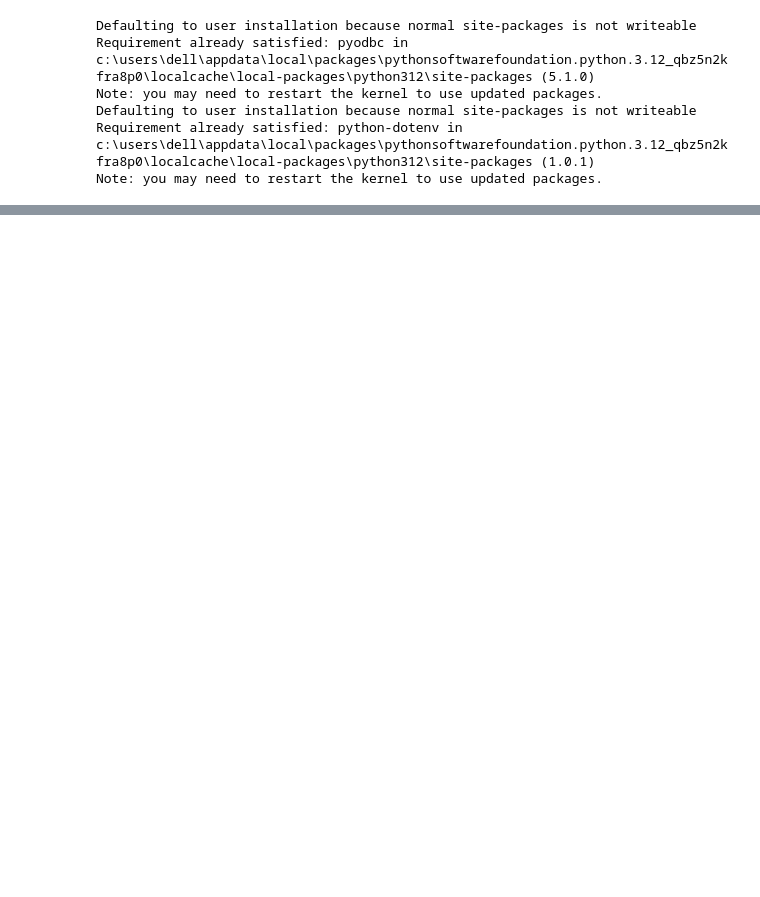
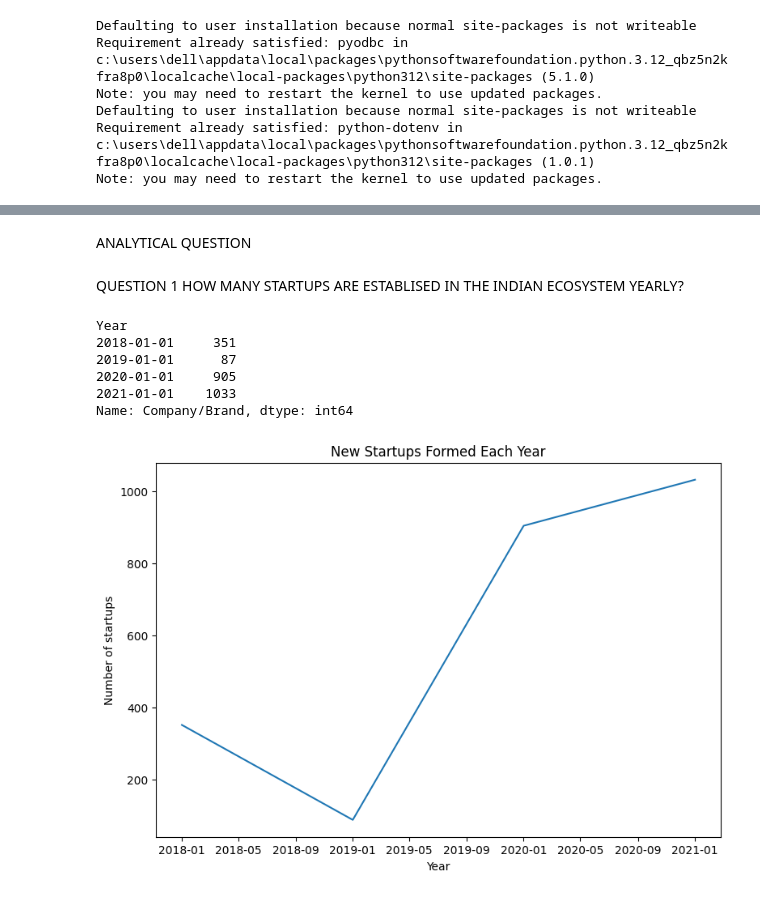
Before and after one commit to sanni-2024/Lp1-Indian-startup-ecosystem, a Jupyter notebook: Notebook/data.ipynb, the cells around one changed output, grey strips where cells are left out. Saved outputs shown, nothing was run; the diff lists cells and outputs as text; code cells hidden in the pictures; blank space fills up the shorter version.

```diff
--- a/Notebook/data.ipynb
+++ b/Notebook/data.ipynb
@@ -560,0 +975,5 @@ print(data.duplicated().sum())
+# %%
+#replace - with nan
+merged_data['Sector']=merged_data['Sector'].replace({'—':'Nan'})
+with pd.option_context('display.max_rows', None,):
+    print(merged_data['Sector'])
@@ -560,0 +1022,6 @@ print(data.duplicated().sum())
+# %%
+#replace Fintech with FinTech
+merged_data['Sector']=merged_data['Sector'].replace({'Fintech':'FinTech'})
+#Display results of the above code
+with pd.option_context('display.max_rows', None,):
+    print(merged_data['Sector'])
@@ -560,0 +1096,5 @@ print(data.duplicated().sum())
+# %%
+#replace all None values with 'Unavailable'
+merged_data['Investor'].fillna('Unavailable',inplace=True)
+with pd.option_context('display.max_rows', None,):
+    print(merged_data['Investor'])
@@ -560,0 +1165,13 @@ print(data.duplicated().sum())
+# %%
+#REMOVE THE DOLLAR SYMBOL FROM THE NUMERICAL VALUE IN THE STAGE COLUMN
+
+merged_data['Stage']=merged_data['Stage'].str.replace('$','')
+#remove numerical values from the column
+merged_data['Stage']=merged_data['Stage'].replace({'300000':'nan', '6000000':'nan', '1000000':'nan','1200000':'nan'})
+#find the mode the stage column and replace with NAN values and empty strings
+mode= merged_data['Stage'].mode()[0]
+#fill empty strings and Nan values with the mode
+merged_data['Stage'].fillna(mode, inplace=True)
+#Display results of the above code
+with pd.option_context('display.max_rows', None,):
+    print(merged_data['Stage'])
@@ -560,0 +1217,25 @@ print(data.duplicated().sum())
+# %% [markdown]
+ANALYTICAL QUESTION
+# %% [markdown]
+QUESTION 1
+HOW MANY STARTUPS ARE ESTABLISED IN THE INDIAN ECOSYSTEM YEARLY?
+# %%
+#Group data by Year  and company brand
+startups_by_year= merged_data.groupby('Year')['Company/Brand'].nunique()
+#print results
+print(startups_by_year)
+#plot the number of startups in each year
+plt.figure(figsize=(9,6))
+plt.plot(startups_by_year.index, startups_by_year.values)
+plt.xlabel('Year')
+plt.ylabel('Number of startups')
+plt.title('New Startups Formed Each Year')
+plt.show()
+# %% [output]
+Year
+2018-01-01     351
+2019-01-01      87
+2020-01-01     905
+2021-01-01    1033
+Name: Company/Brand, dtype: int64
+[figure, added]
```
Also changed, not shown: parts of 173 cells of this notebook, 4 other files.
